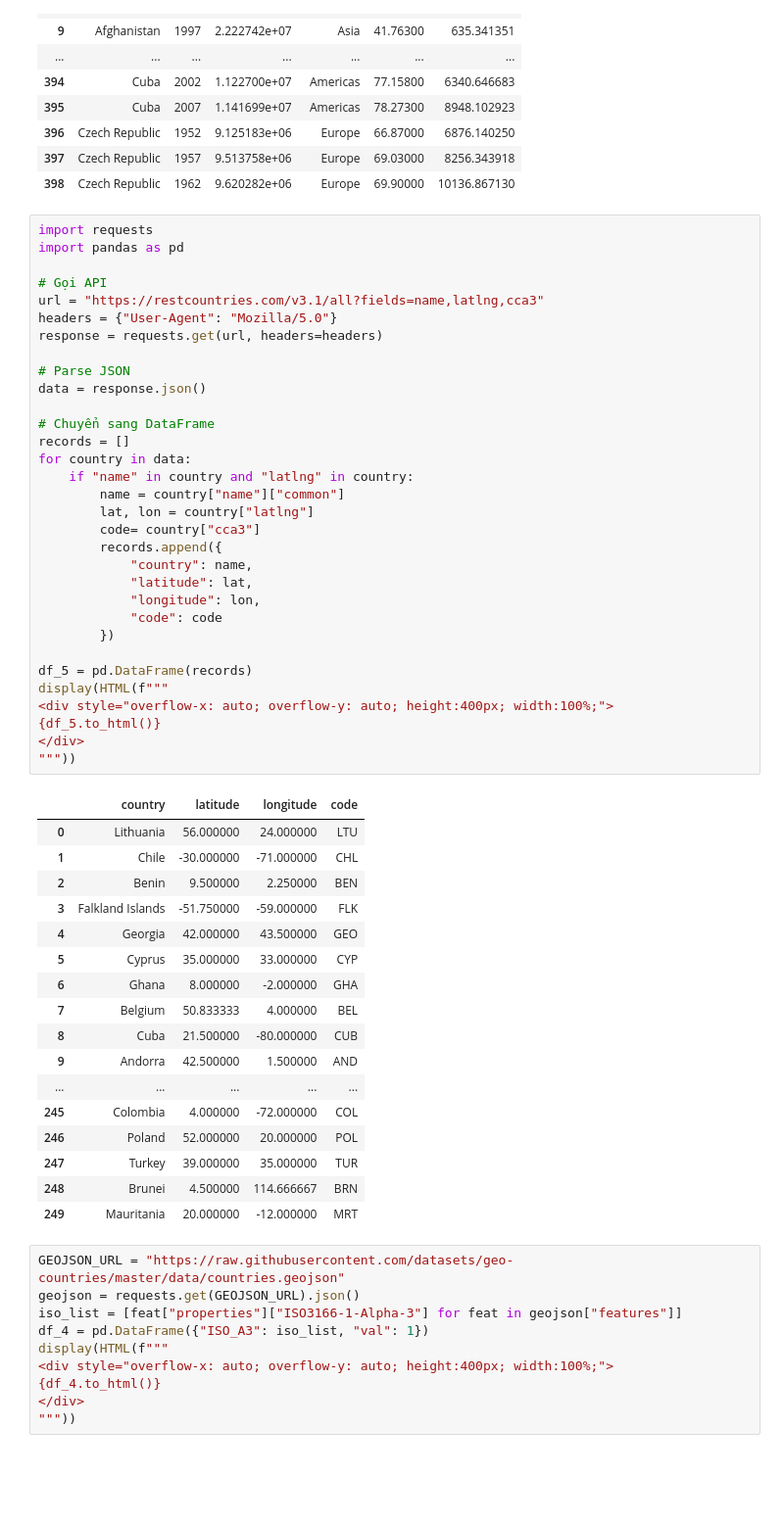
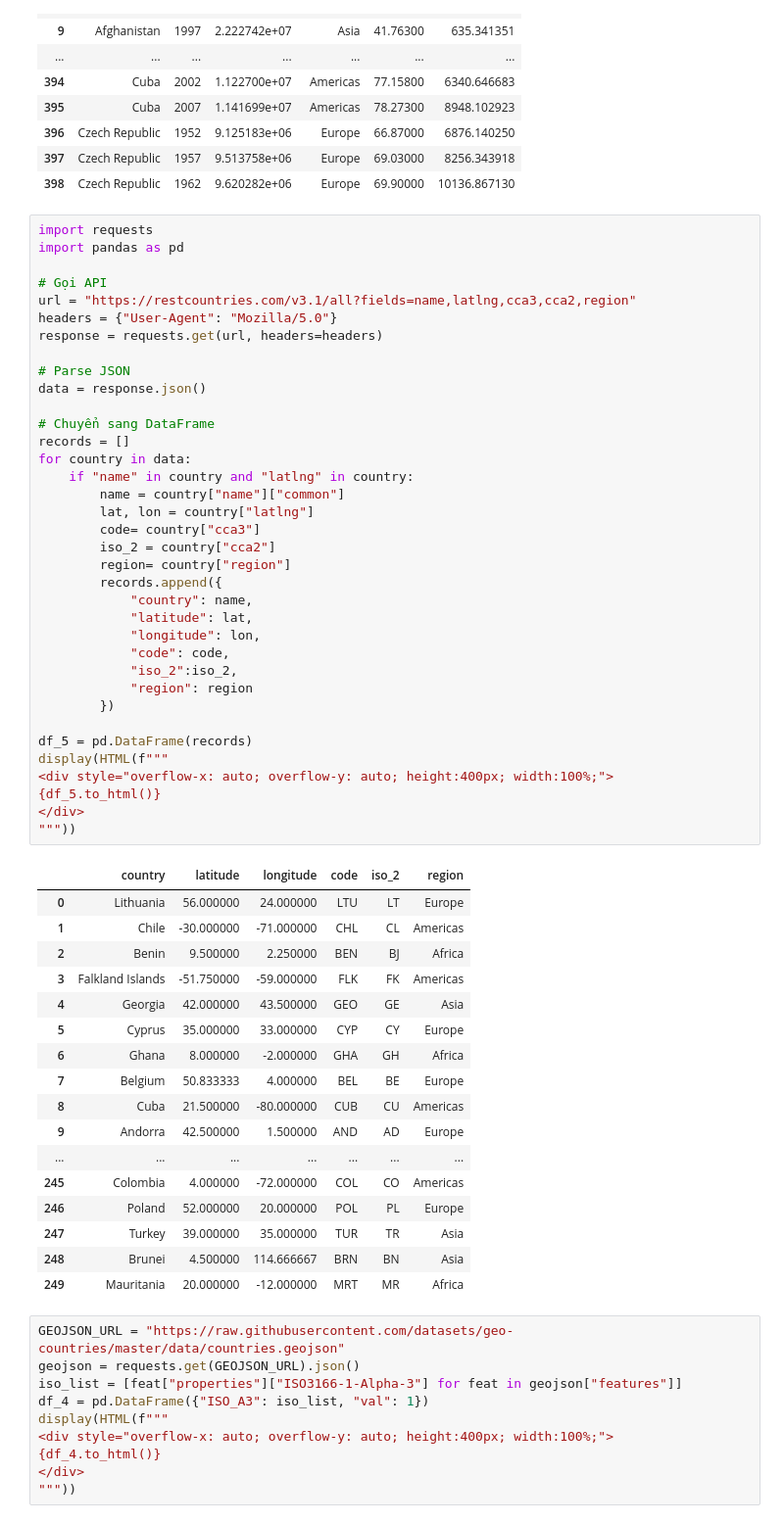
Before and after one commit to phattpde140043/Python_Project, a Jupyter notebook: Test.ipynb, the cells around one changed output. Shown at 98% size. Drawn from its saved outputs; the diff is of its cells as text; blank space fills up the shorter version.

```diff
--- a/Test.ipynb
+++ b/Test.ipynb
@@ -56,52 +56,56 @@ display(HTML(f"""
 import requests
 import pandas as pd
 
 # Gọi API
-url = "https://restcountries.com/v3.1/all?fields=name,latlng,cca3"
+url = "https://restcountries.com/v3.1/all?fields=name,latlng,cca3,cca2,region"
 headers = {"User-Agent": "Mozilla/5.0"}
 response = requests.get(url, headers=headers)
 
 # Parse JSON
 data = response.json()
 
 # Chuyển sang DataFrame
 records = []
 for country in data:
     if "name" in country and "latlng" in country:
         name = country["name"]["common"]
         lat, lon = country["latlng"]
         code= country["cca3"]
+        iso_2 = country["cca2"]
+        region= country["region"]
         records.append({
             "country": name,
             "latitude": lat,
             "longitude": lon,
-            "code": code
+            "code": code,
+            "iso_2":iso_2,
+            "region": region
         })
 
 df_5 = pd.DataFrame(records)
 display(HTML(f"""
 <div style="overflow-x: auto; overflow-y: auto; height:400px; width:100%;">
 {df_5.to_html()}
 </div>
 """))
 # %% [output]
-|  | country | latitude | longitude | code |
-| 0 | Lithuania | 56.000000 | 24.000000 | LTU |
-| 1 | Chile | -30.000000 | -71.000000 | CHL |
-| 2 | Benin | 9.500000 | 2.250000 | BEN |
-| 3 | Falkland Islands | -51.750000 | -59.000000 | FLK |
-| 4 | Georgia | 42.000000 | 43.500000 | GEO |
-| 5 | Cyprus | 35.000000 | 33.000000 | CYP |
-| 6 | Ghana | 8.000000 | -2.000000 | GHA |
-| 7 | Belgium | 50.833333 | 4.000000 | BEL |
-| 8 | Cuba | 21.500000 | -80.000000 | CUB |
-| 9 | Andorra | 42.500000 | 1.500000 | AND |
-| ... | ... | ... | ... | ... |
-| 245 | Colombia | 4.000000 | -72.000000 | COL |
-| 246 | Poland | 52.000000 | 20.000000 | POL |
-| 247 | Turkey | 39.000000 | 35.000000 | TUR |
-| 248 | Brunei | 4.500000 | 114.666667 | BRN |
-| 249 | Mauritania | 20.000000 | -12.000000 | MRT |
+|  | country | latitude | longitude | code | iso_2 | region |
+| 0 | Lithuania | 56.000000 | 24.000000 | LTU | LT | Europe |
+| 1 | Chile | -30.000000 | -71.000000 | CHL | CL | Americas |
+| 2 | Benin | 9.500000 | 2.250000 | BEN | BJ | Africa |
+| 3 | Falkland Islands | -51.750000 | -59.000000 | FLK | FK | Americas |
+| 4 | Georgia | 42.000000 | 43.500000 | GEO | GE | Asia |
+| 5 | Cyprus | 35.000000 | 33.000000 | CYP | CY | Europe |
+| 6 | Ghana | 8.000000 | -2.000000 | GHA | GH | Africa |
+| 7 | Belgium | 50.833333 | 4.000000 | BEL | BE | Europe |
+| 8 | Cuba | 21.500000 | -80.000000 | CUB | CU | Americas |
+| 9 | Andorra | 42.500000 | 1.500000 | AND | AD | Europe |
+| ... | ... | ... | ... | ... | ... | ... |
+| 245 | Colombia | 4.000000 | -72.000000 | COL | CO | Americas |
+| 246 | Poland | 52.000000 | 20.000000 | POL | PL | Europe |
+| 247 | Turkey | 39.000000 | 35.000000 | TUR | TR | Asia |
+| 248 | Brunei | 4.500000 | 114.666667 | BRN | BN | Asia |
+| 249 | Mauritania | 20.000000 | -12.000000 | MRT | MR | Africa |
 # %%
 GEOJSON_URL = "https://raw.githubusercontent.com/datasets/geo-countries/master/data/countries.geojson"
 geojson = requests.get(GEOJSON_URL).json()
```
Also changed, not shown: parts of 4 cells of this notebook, 7 other files.
